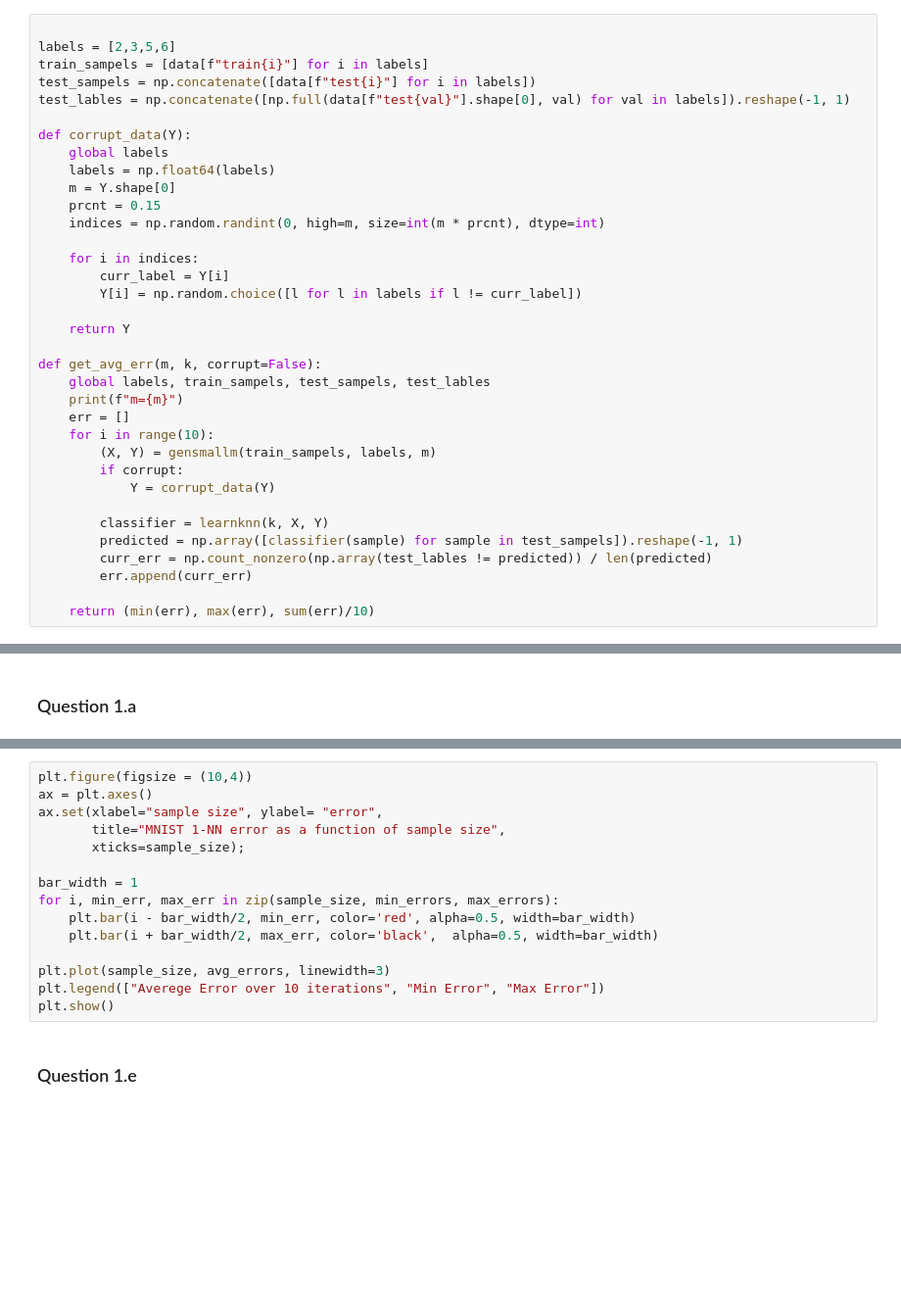
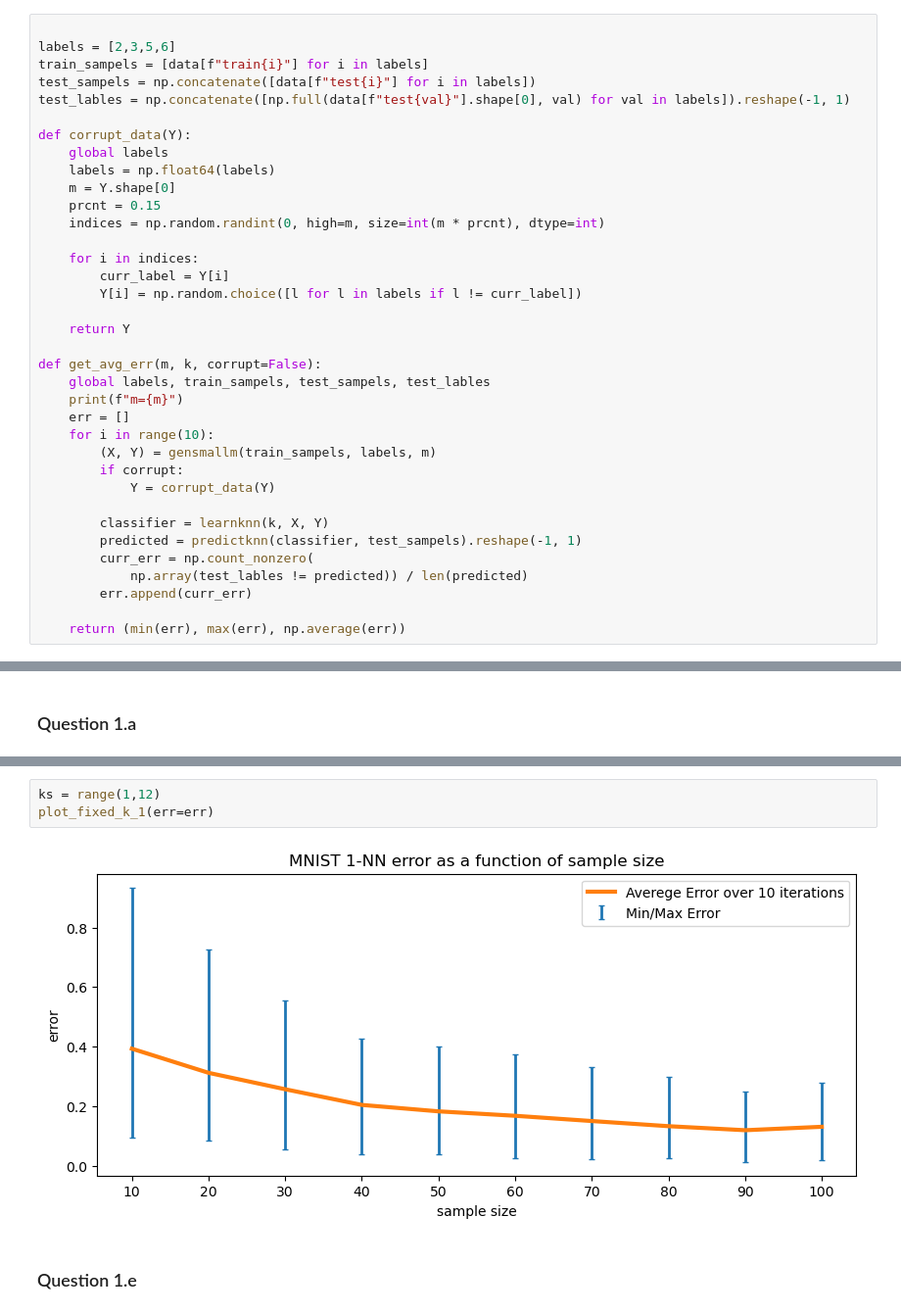
Before and after one commit to TzviGreenfeld/BGU-CS, a Jupyter notebook: ex1/plot.ipynb, the cells around one changed output, grey strips where cells are left out. Shown at 98% size. Cells and saved outputs as stored; diff of their text form; blank space fills up the shorter version.

```diff
--- a/ex1/plot.ipynb
+++ b/ex1/plot.ipynb
@@ -35,8 +33,9 @@ def get_avg_err(m, k, corrupt=False):
             Y = corrupt_data(Y)
 
         classifier = learnknn(k, X, Y)
-        predicted = np.array([classifier(sample) for sample in test_sampels]).reshape(-1, 1)
-        curr_err = np.count_nonzero(np.array(test_lables != predicted)) / len(predicted)
+        predicted = predictknn(classifier, test_sampels).reshape(-1, 1)
+        curr_err = np.count_nonzero(
+            np.array(test_lables != predicted)) / len(predicted)
         err.append(curr_err)
 
-    return (min(err), max(err), sum(err)/10)
+    return (min(err), max(err), np.average(err))
@@ -52,18 +116,8 @@ NameError: name 'np' is not defined
-# %%
-plt.figure(figsize = (10,4))
-ax = plt.axes()
-ax.set(xlabel="sample size", ylabel= "error",
-       title="MNIST 1-NN error as a function of sample size",
-       xticks=sample_size);
-
-bar_width = 1
-for i, min_err, max_err in zip(sample_size, min_errors, max_errors):
-    plt.bar(i - bar_width/2, min_err, color='red', alpha=0.5, width=bar_width)
-    plt.bar(i + bar_width/2, max_err, color='black',  alpha=0.5, width=bar_width)
-
-plt.plot(sample_size, avg_errors, linewidth=3)
-plt.legend(["Averege Error over 10 iterations", "Min Error", "Max Error"])
-plt.show()
+# %%
+ks = range(1,12)
+plot_fixed_k_1(err=err)
+# %% [output]
+[figure, added]
 # %% [markdown]
 ### Question 1.e
 # %%
```
Also changed, not shown: parts of 11 cells of this notebook, 5 other files.
